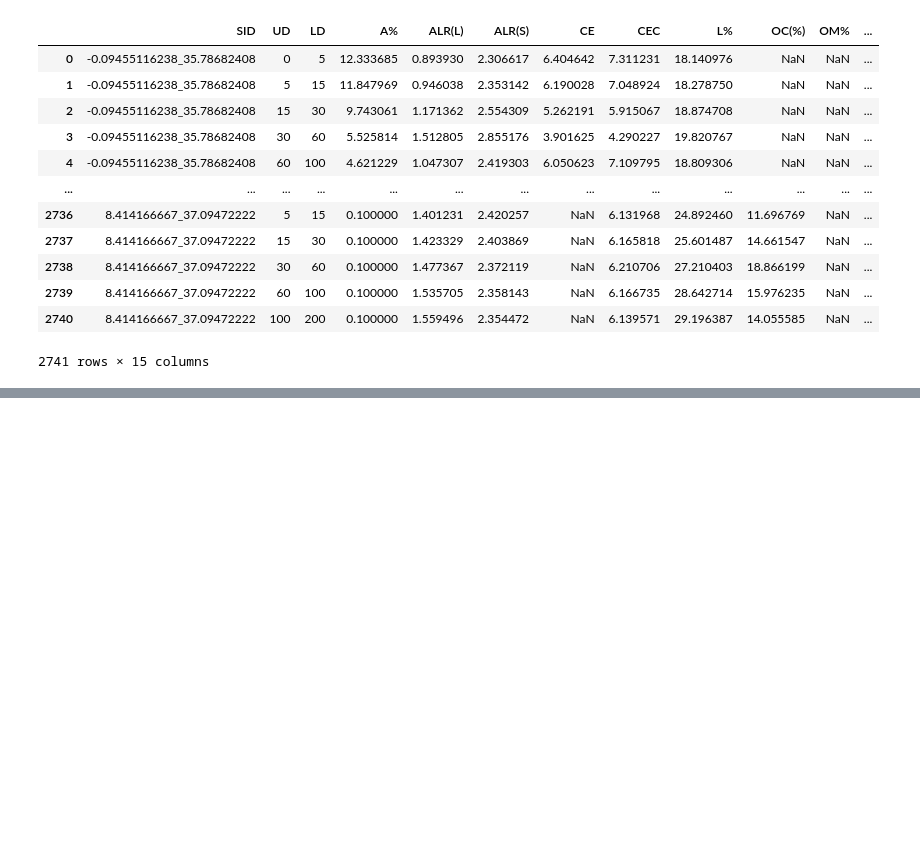
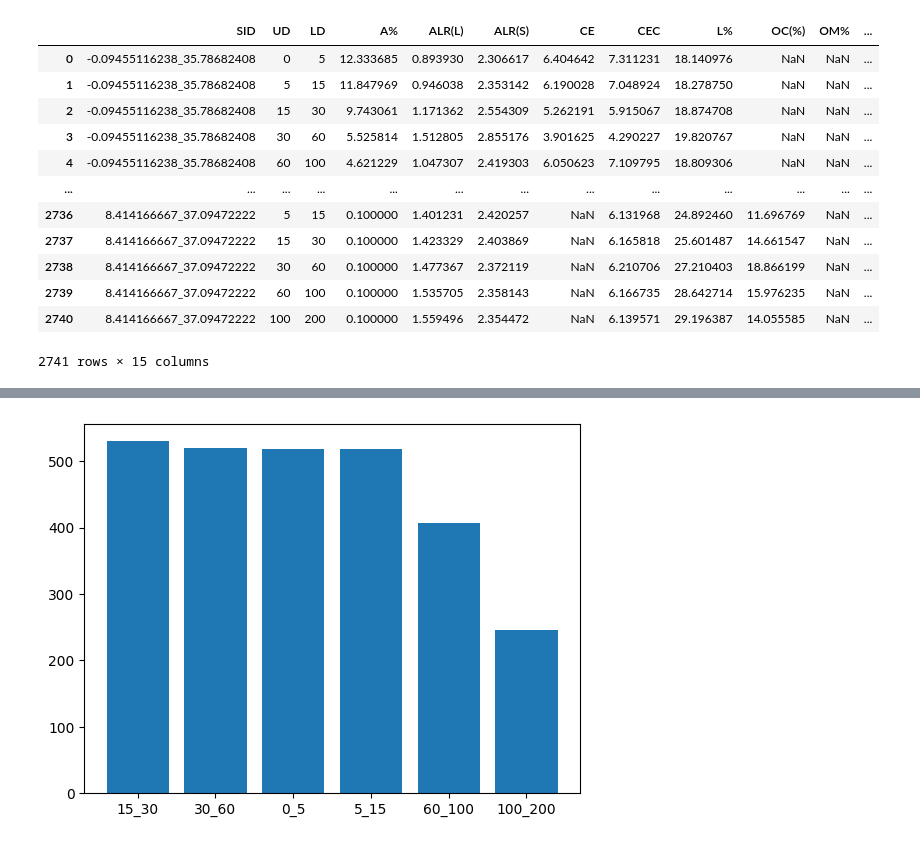
Before and after one commit to adiloucode/Quantum_Multitask_CNN_for_Digital_Soil_Mapping, a Jupyter notebook: Processing/Final/splineData.ipynb, the cells around one changed output, grey strips where cells are left out. Drawn from its saved outputs; the diff is of its cells as text; code cells hidden in the pictures; blank space fills up the shorter version.

```diff
--- a/Processing/Final/splineData.ipynb
+++ b/Processing/Final/splineData.ipynb
@@ -91,0 +155,7 @@ merged_df
+# %%
+df["Ranges"] = df.apply(lambda row : f"{row['UD']}_{row['LD']}" , axis=1)
+range_counts = df["Ranges"].value_counts()
+plt.bar(range_counts.index, range_counts.values)
+plt.show()
+# %% [output]
+[figure, added]
```
Also changed, not shown: parts of 22 cells of this notebook, 3 other files.
